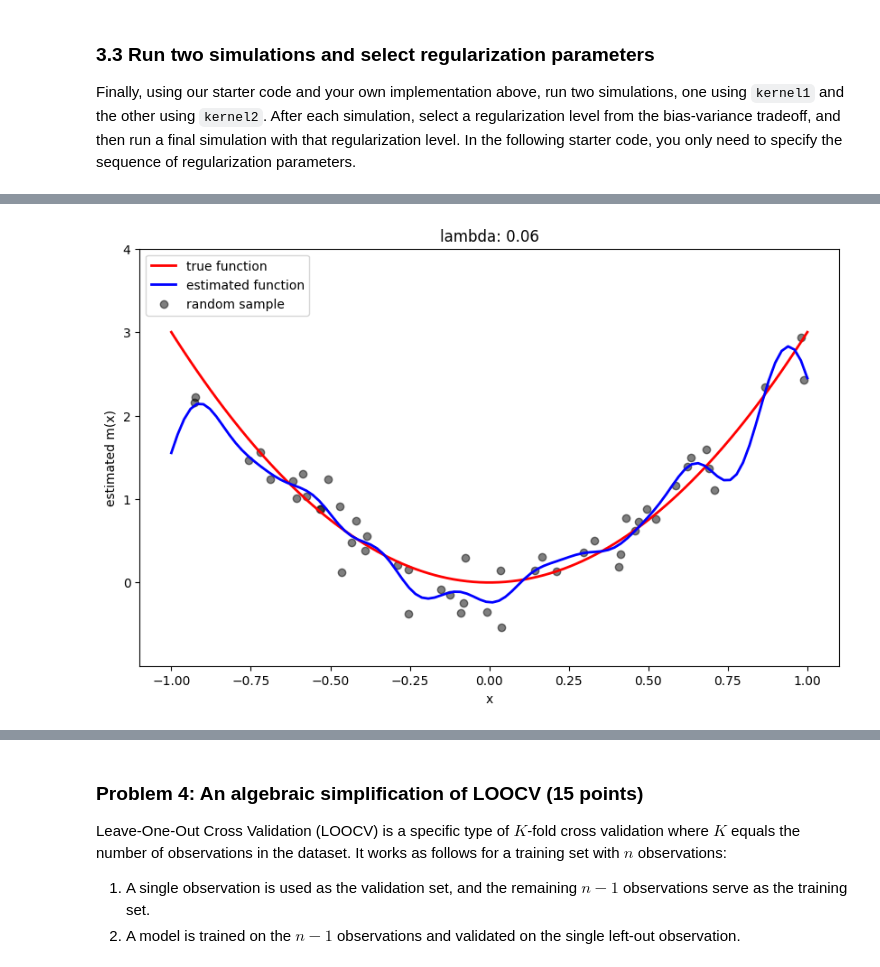
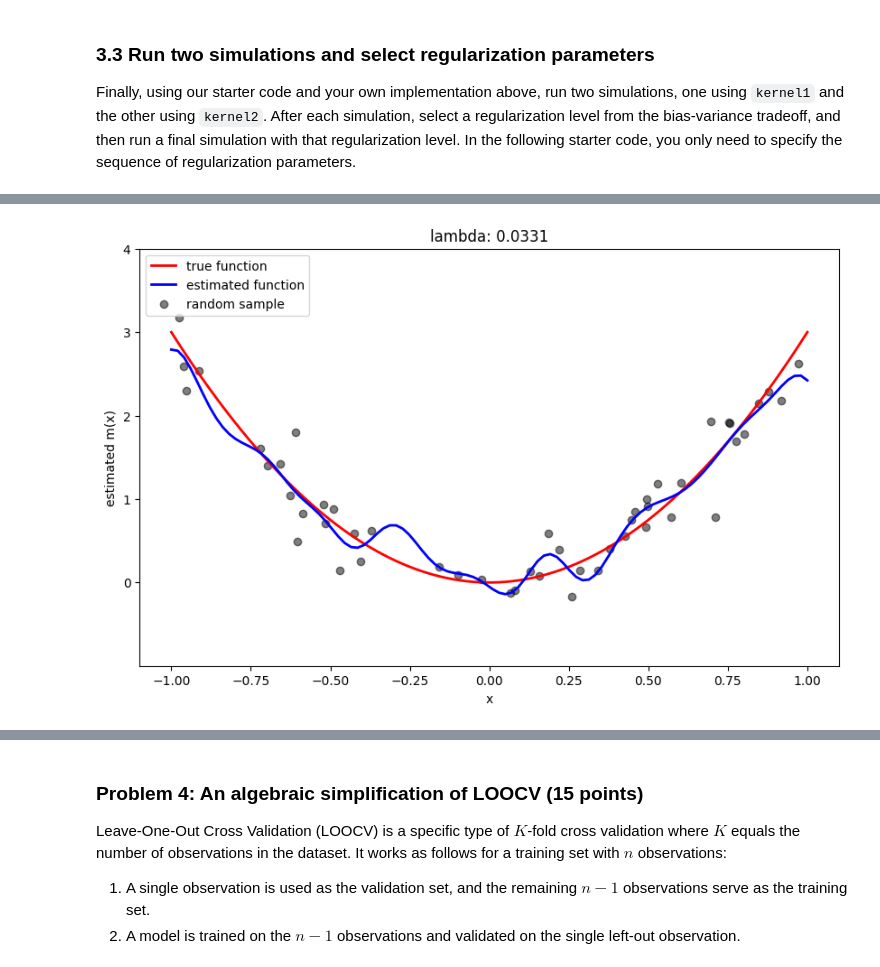
Before and after one commit to RobertKZB/RobertKZB, a Jupyter notebook: assignments/assn1/assn1.ipynb, the cells around one changed output, grey strips where cells are left out. Drawn from its saved outputs; the diff is of its cells as text; code cells hidden in the pictures.

```diff
--- a/assignments/assn1/assn1.ipynb
+++ b/assignments/assn1/assn1.ipynb
@@ -491,6 +493,6 @@ run_simulation(kernel1, lmbdas)
 # %%
-lambda_hat = [0.06]
+lambda_hat = [0.03307649780744241]
 run_simulation(kernel1, lambda_hat, show_bias_variance=False)
 # %% [output]
-[figure, old version]
+[figure, new version]
 # %%
```
Also changed, not shown: parts of 6 cells of this notebook.
